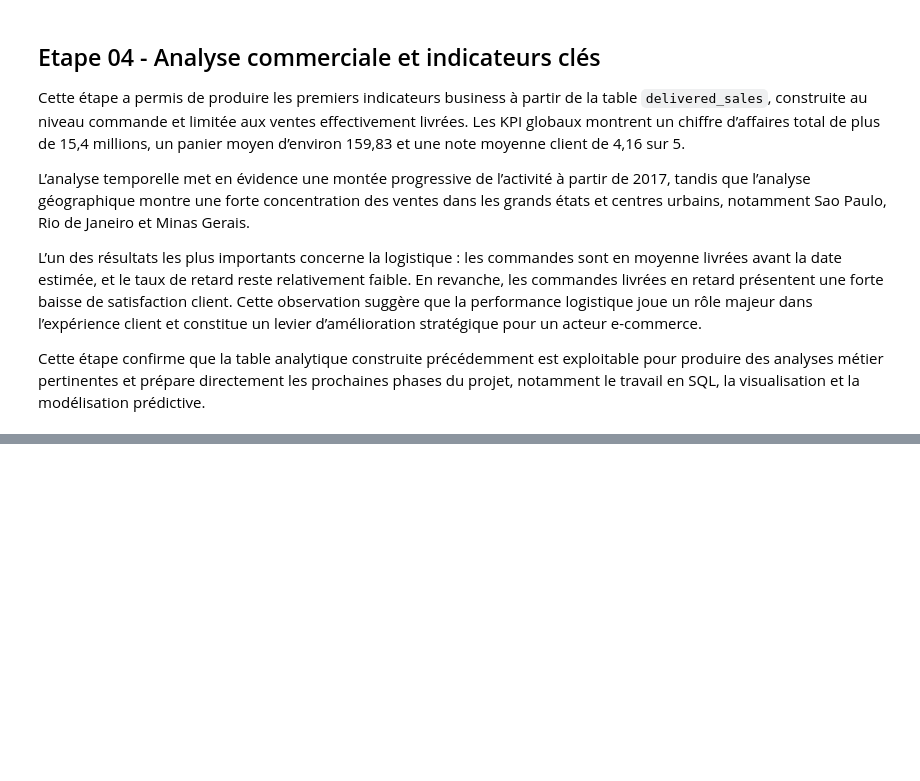
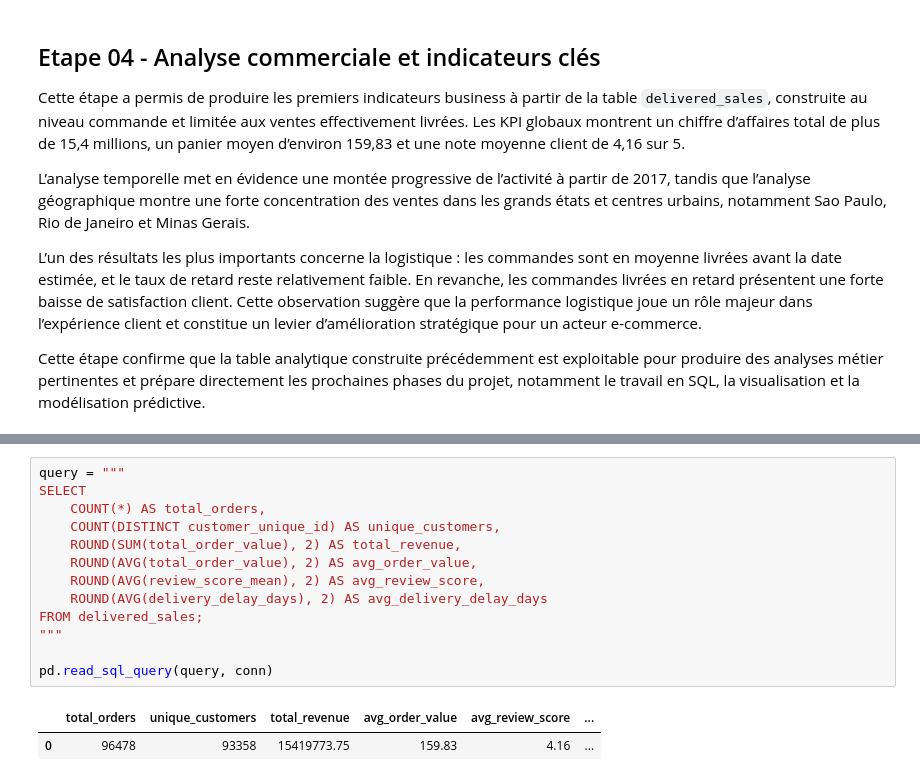
Before and after one commit to paulbelleguic/ecommerce-sales-analytics, a Jupyter notebook: notebooks/01_data_audit.ipynb, the cells around one changed output, grey strips where cells are left out. Drawn from its saved outputs; the diff is of its cells as text; blank space fills up the shorter version.

```diff
--- a/notebooks/01_data_audit.ipynb
+++ b/notebooks/01_data_audit.ipynb
@@ -660,0 +700,16 @@ Cette étape confirme que la table analytique construite précédemment est expl
+# %%
+query = """
+SELECT
+    COUNT(*) AS total_orders,
+    COUNT(DISTINCT customer_unique_id) AS unique_customers,
+    ROUND(SUM(total_order_value), 2) AS total_revenue,
+    ROUND(AVG(total_order_value), 2) AS avg_order_value,
+    ROUND(AVG(review_score_mean), 2) AS avg_review_score,
+    ROUND(AVG(delivery_delay_days), 2) AS avg_delivery_delay_days
+FROM delivered_sales;
+"""
+
+pd.read_sql_query(query, conn)
+# %% [output]
+|  | total_orders | unique_customers | total_revenue | avg_order_value | avg_review_score | ... |
+| 0 | 96478 | 93358 | 15419773.75 | 159.83 | 4.16 | ... |
```
Also changed, not shown: parts of 12 cells of this notebook.
